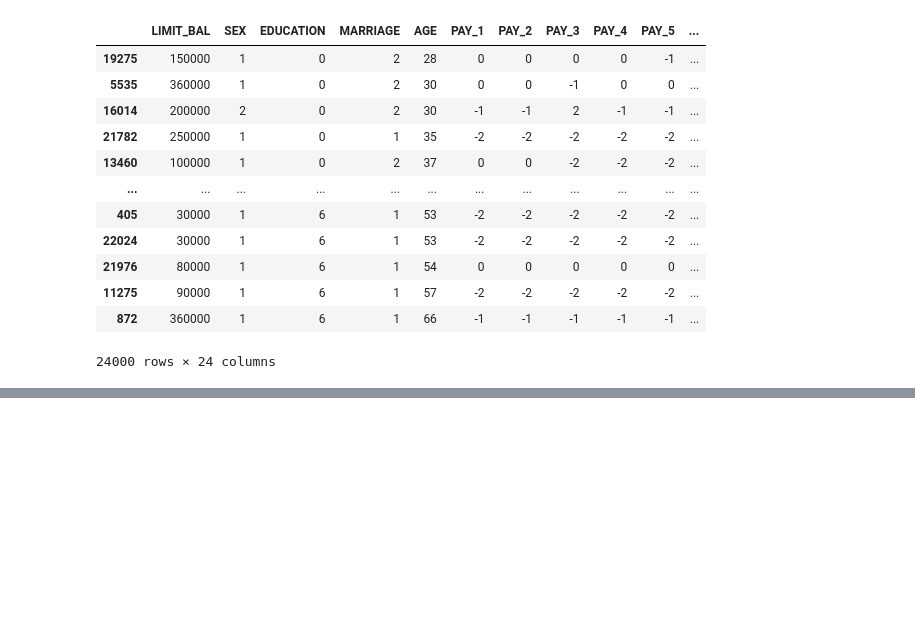
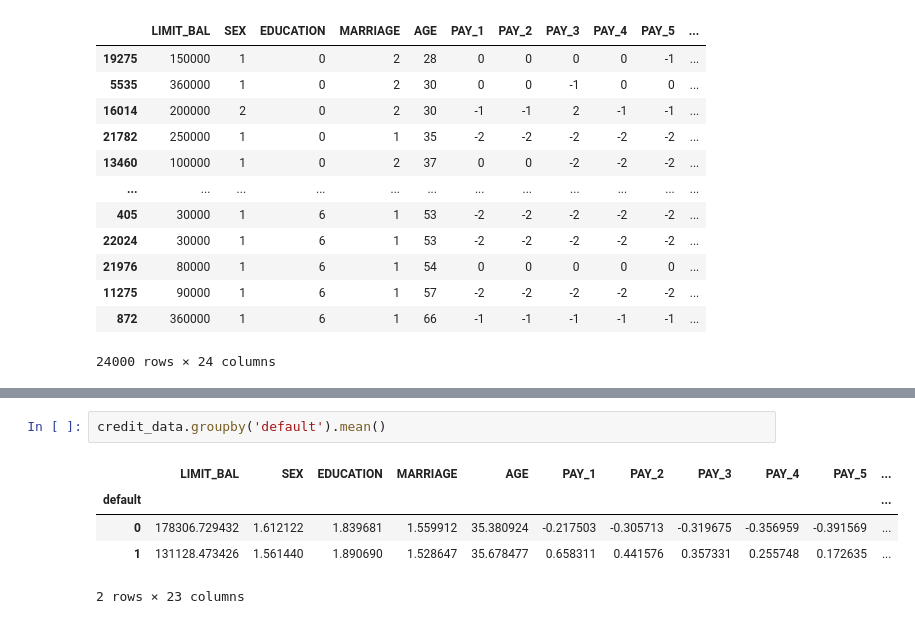
Before and after one commit to Imanhamza/Intoduction-into-pandas, a Jupyter notebook: intro_to_pandas.ipynb, the cells around one changed output, grey strips where cells are left out. Drawn from its saved outputs; the diff is of its cells as text; blank space fills up the shorter version.

```diff
--- a/intro_to_pandas.ipynb
+++ b/intro_to_pandas.ipynb
@@ -425,0 +430,8 @@ gourps rows based off a column and performs an aggregated function on the data.
+# %%
+credit_data.groupby('default').mean()
+# %% [output]
+|  | LIMIT_BAL | SEX | EDUCATION | MARRIAGE | AGE | PAY_1 | PAY_2 | PAY_3 | PAY_4 | PAY_5 | ... |
+| default |  |  |  |  |  |  |  |  |  |  | ... |
+| 0 | 178306.729432 | 1.612122 | 1.839681 | 1.559912 | 35.380924 | -0.217503 | -0.305713 | -0.319675 | -0.356959 | -0.391569 | ... |
+| 1 | 131128.473426 | 1.561440 | 1.890690 | 1.528647 | 35.678477 | 0.658311 | 0.441576 | 0.357331 | 0.255748 | 0.172635 | ... |
+2 rows × 23 columns
```
Also changed, not shown: parts of 22 cells of this notebook.
